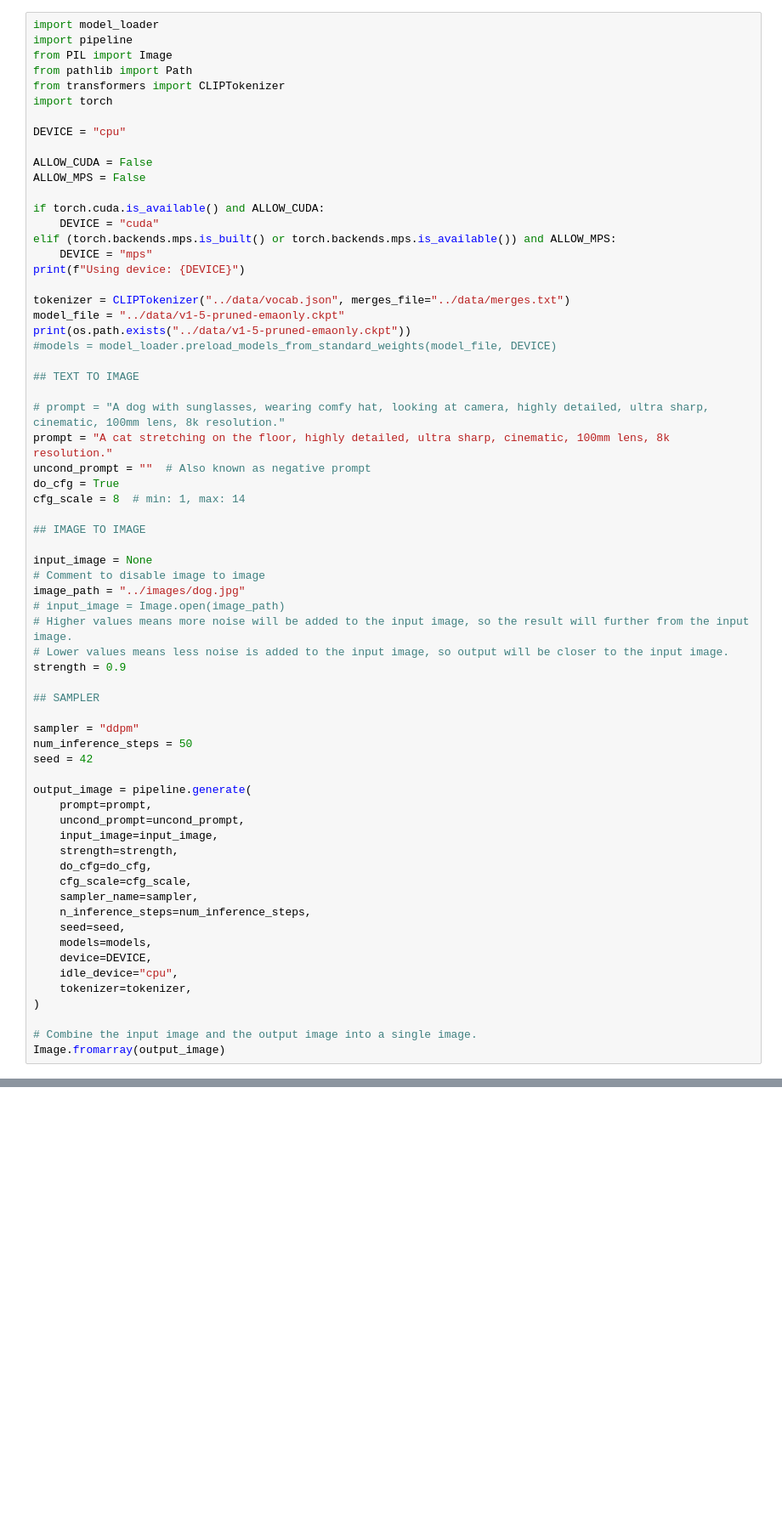
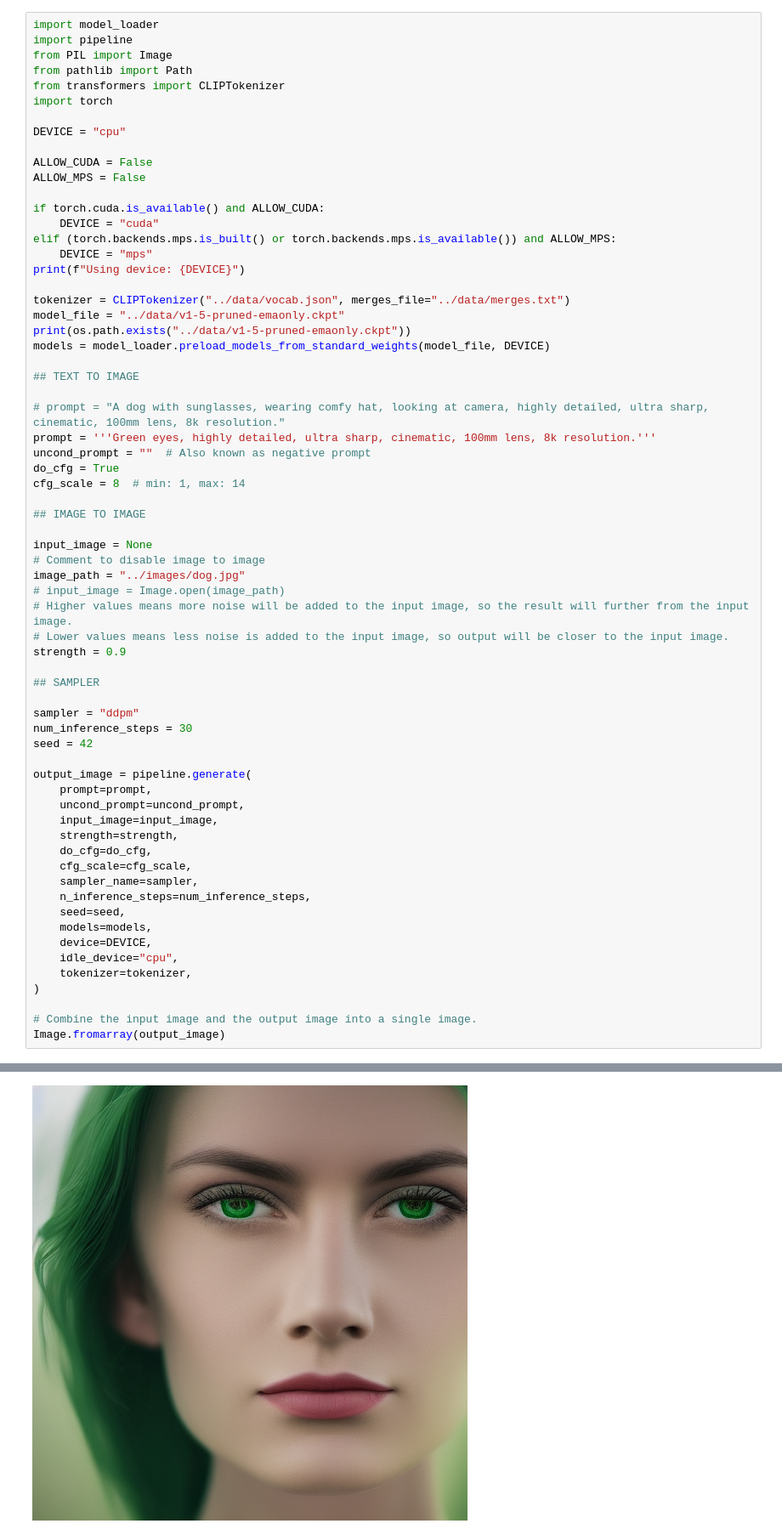
Before and after one commit to Flying010/video-ai-journey, a Jupyter notebook: pytorch-stablediffusion/sd/demo.ipynb, the cells around one changed output, grey strips where cells are left out. Shown: that part at 85% size. Drawn from its saved outputs; the diff is of its cells as text; blank space fills up the shorter version.

```diff
--- a/pytorch-stablediffusion/sd/demo.ipynb
+++ b/pytorch-stablediffusion/sd/demo.ipynb
@@ -20,12 +20,12 @@ print(f"Using device: {DEVICE}")
 tokenizer = CLIPTokenizer("../data/vocab.json", merges_file="../data/merges.txt")
 model_file = "../data/v1-5-pruned-emaonly.ckpt"
 print(os.path.exists("../data/v1-5-pruned-emaonly.ckpt"))
-#models = model_loader.preload_models_from_standard_weights(model_file, DEVICE)
+models = model_loader.preload_models_from_standard_weights(model_file, DEVICE)
 
 ## TEXT TO IMAGE
 
 # prompt = "A dog with sunglasses, wearing comfy hat, looking at camera, highly detailed, ultra sharp, cinematic, 100mm lens, 8k resolution."
-prompt = "A cat stretching on the floor, highly detailed, ultra sharp, cinematic, 100mm lens, 8k resolution."
+prompt = '''Green eyes, highly detailed, ultra sharp, cinematic, 100mm lens, 8k resolution.'''
 uncond_prompt = ""  # Also known as negative prompt
 do_cfg = True
 cfg_scale = 8  # min: 1, max: 14
@@ -43,7 +43,7 @@ strength = 0.9
 ## SAMPLER
 
 sampler = "ddpm"
-num_inference_steps = 50
+num_inference_steps = 30
 seed = 42
 
 output_image = pipeline.generate(
@@ -69,0 +70 @@ RuntimeError: PytorchStreamReader failed reading zip archive: failed finding cen
+[figure, added]
```
Also changed, not shown: parts of 1 cell of this notebook, 1 other file.
